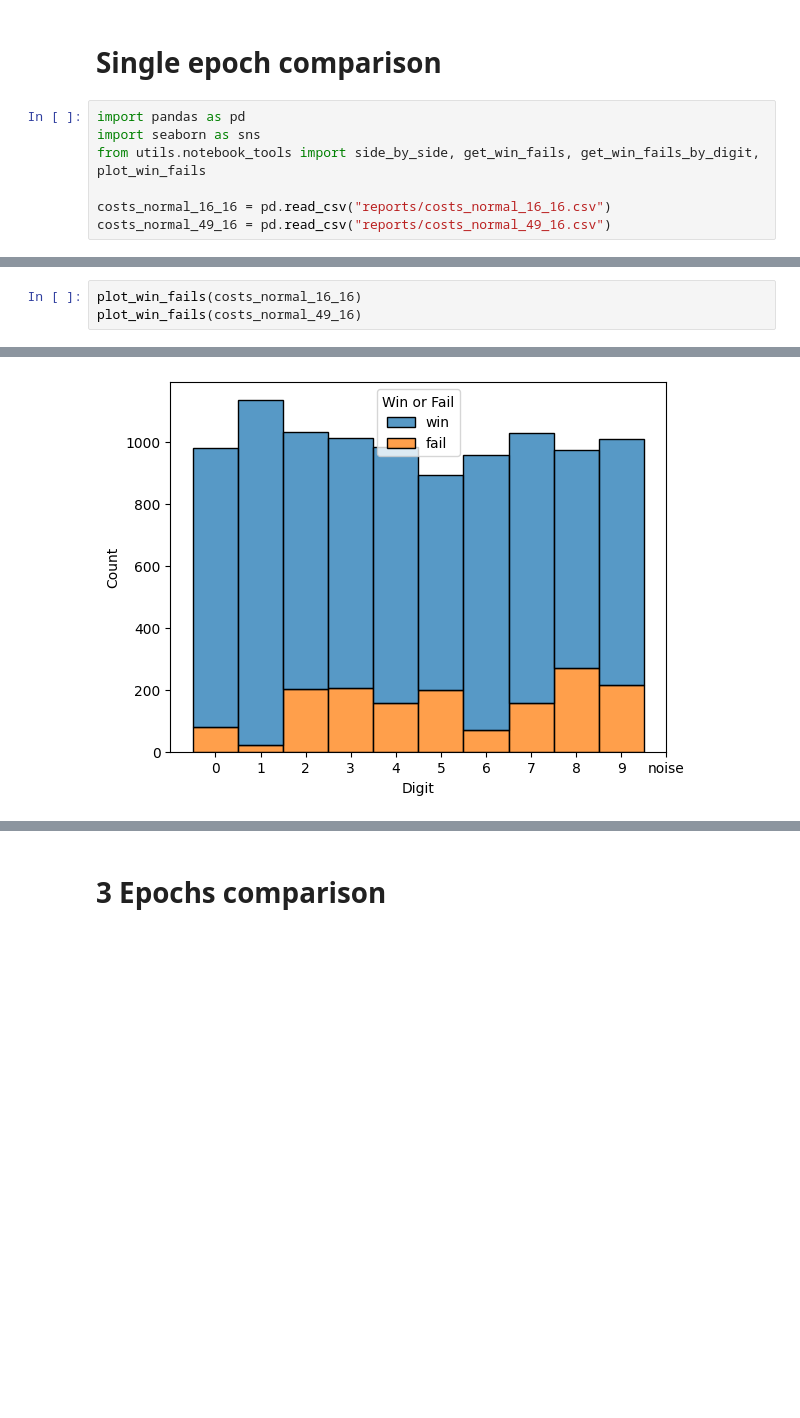
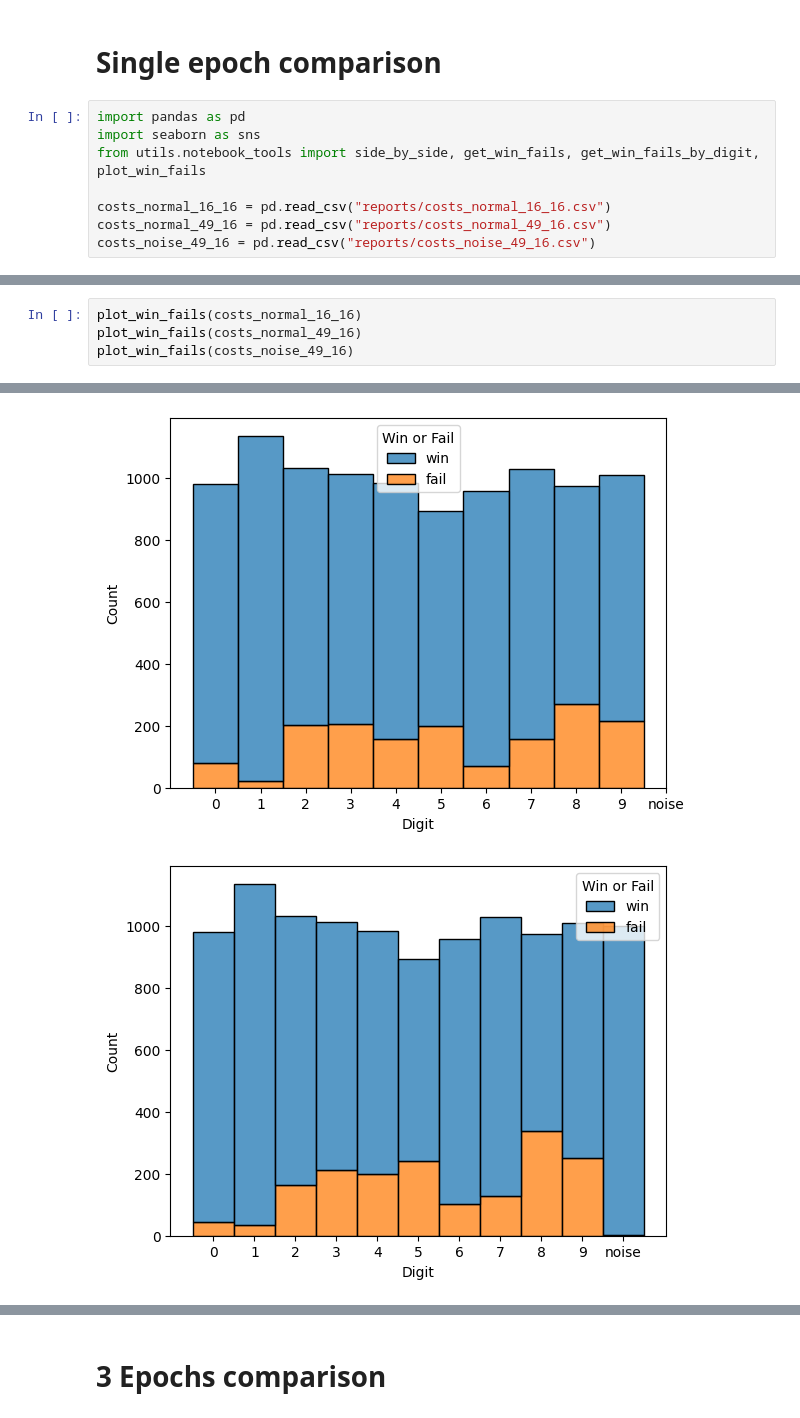
Before and after one commit to Huraqan/SimpleNeuralNetwork, a Jupyter notebook: notebook3-analysis.ipynb, the cells around one changed output, grey strips where cells are left out. Drawn from its saved outputs; the diff is of its cells as text; blank space fills up the shorter version.

```diff
--- a/notebook3-analysis.ipynb
+++ b/notebook3-analysis.ipynb
@@ -7,6 +7,7 @@ from utils.notebook_tools import side_by_side, get_win_fails, get_win_fails_by_d
 
 costs_normal_16_16 = pd.read_csv("reports/costs_normal_16_16.csv")
 costs_normal_49_16 = pd.read_csv("reports/costs_normal_49_16.csv")
+costs_noise_49_16 = pd.read_csv("reports/costs_noise_49_16.csv")
 # %%
 side_by_side({
     "Normal 16-16": get_win_fails(costs_normal_16_16),
@@ -26,9 +33,11 @@ Normal 49-16
 # %%
 plot_win_fails(costs_normal_16_16)
 plot_win_fails(costs_normal_49_16)
+plot_win_fails(costs_noise_49_16)
 # %% [output]
 [figure]
 [figure]
+[figure, added]
 # %%
 side_by_side({
     "Normal 16-16": get_win_fails_by_digit(costs_normal_16_16),
```
Also changed, not shown: parts of 4 cells of this notebook, 7 other files.
